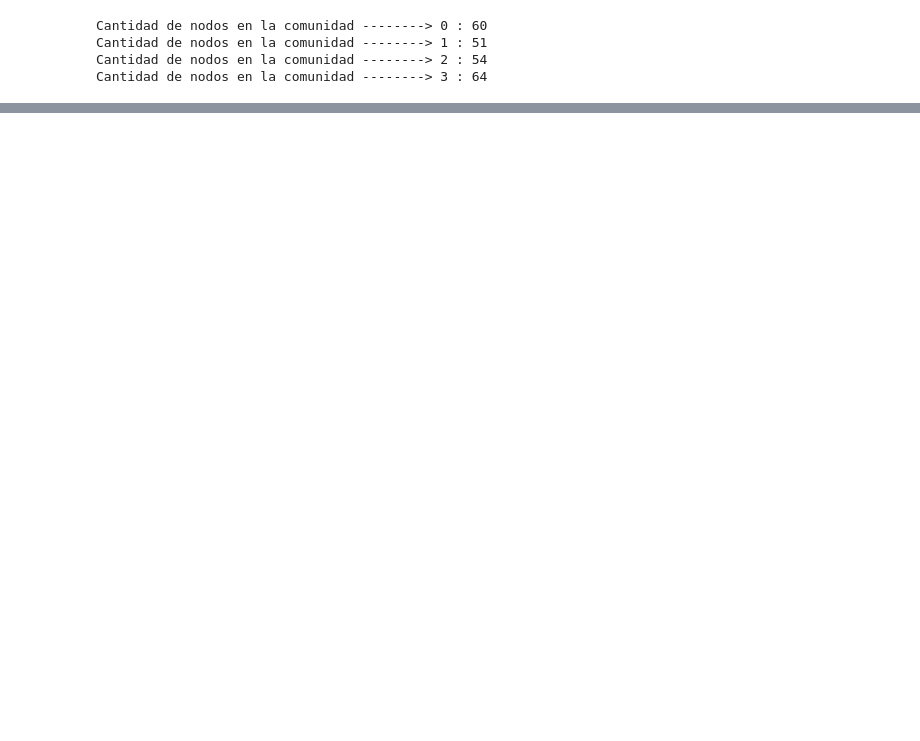
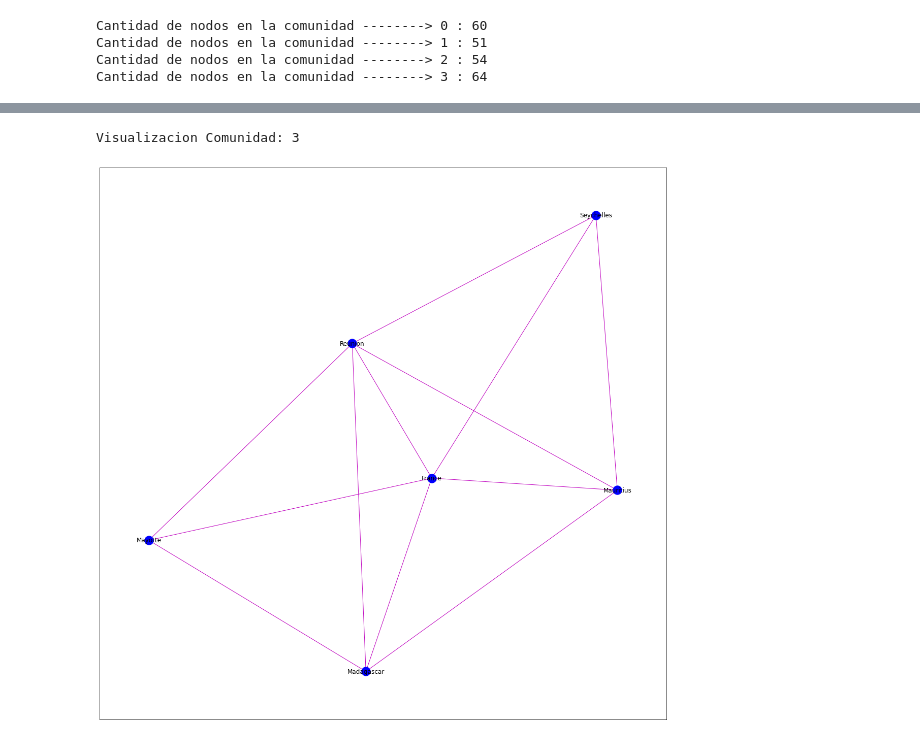
Before and after one commit to paulabruck/TDA_II_Redes_sociales, a Jupyter notebook: PARCIAL_2/parcial2.ipynb, the cells around one changed output, grey strips where cells are left out. Saved outputs shown, nothing was run; the diff lists cells and outputs as text; code cells hidden in the pictures; blank space fills up the shorter version.

```diff
--- a/PARCIAL_2/parcial2.ipynb
+++ b/PARCIAL_2/parcial2.ipynb
@@ -85,0 +160,5 @@ Visualizacion Comunidad: 3
+# %%
+visualizar_comunidades(sub_communities[3],3,'b')
+# %% [output]
+Visualizacion Comunidad: 3
+[figure, added]
```
Also changed, not shown: parts of 16 cells of this notebook, 1 other file.
